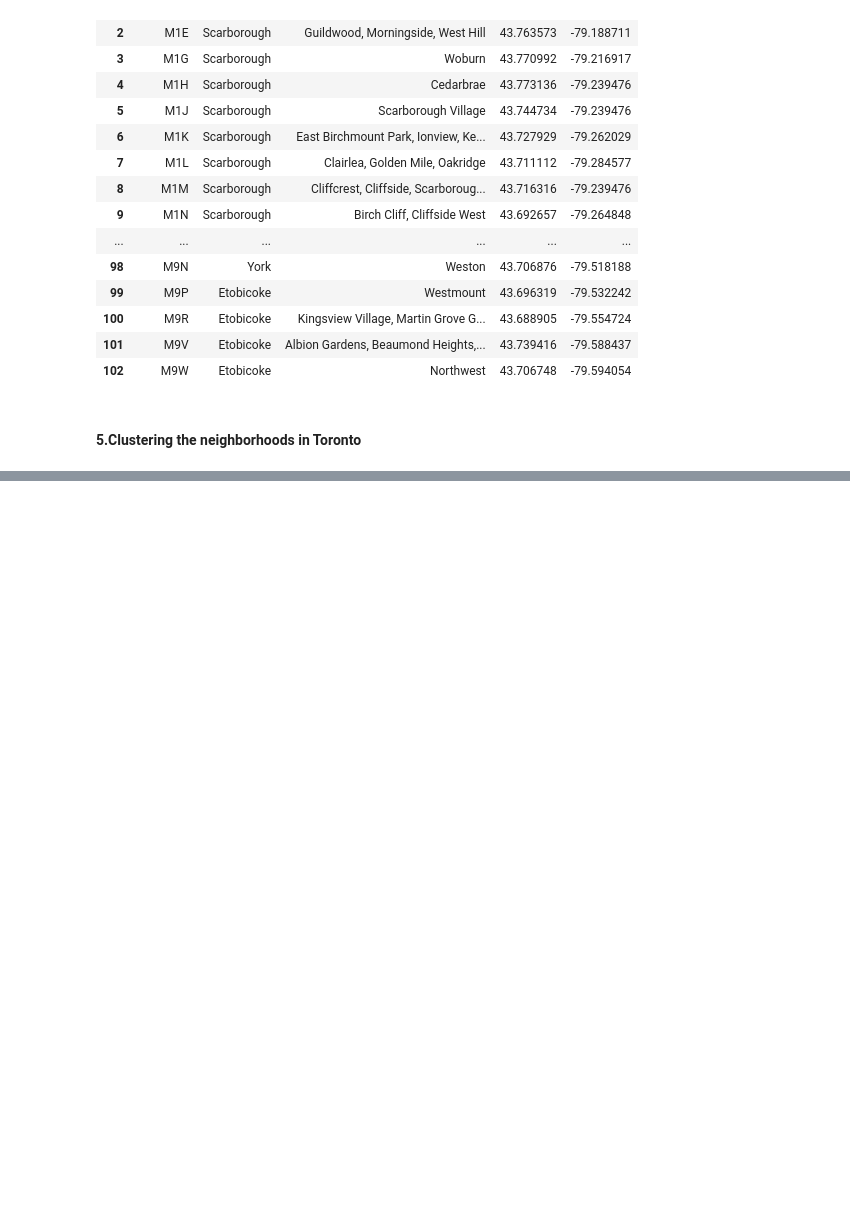
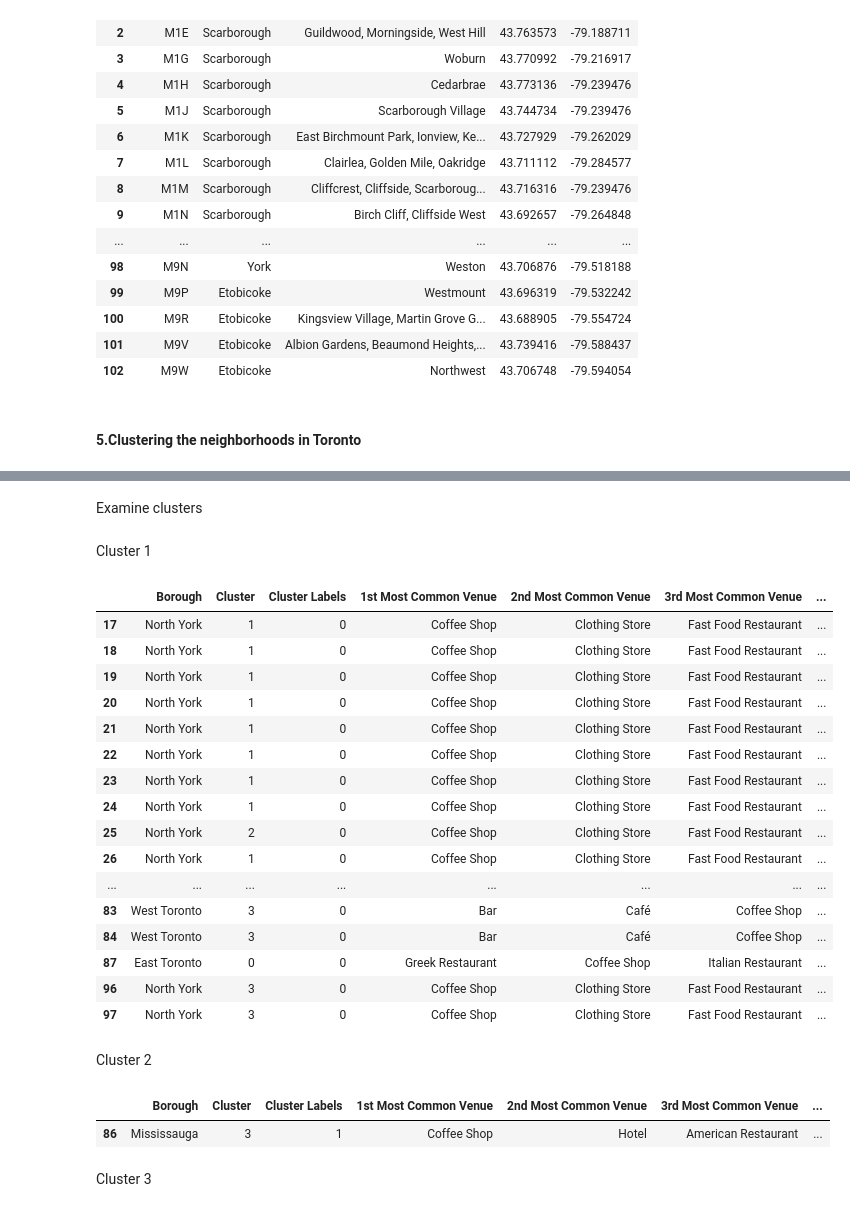
Before and after one commit to yanhanyang/The-Battle-of-Neighborhoods, a Jupyter notebook: The Battle of Neighborhoods week3 final.ipynb, the cells around one changed output, grey strips where cells are left out. Saved outputs shown, nothing was run; the diff lists cells and outputs as text; code cells hidden in the pictures; blank space fills up the shorter version.

```diff
--- a/The Battle of Neighborhoods week3 final.ipynb
+++ b/The Battle of Neighborhoods week3 final.ipynb
@@ -168,0 +353,21 @@ toronto_map
+# %%
+num_top_venues = 10
+
+indicators = ['st', 'nd', 'rd']
+
+# create columns according to number of top venues
+columns = ['Borough']
+for ind in np.arange(num_top_venues):
+    try:
+        columns.append('{}{} Most Common Venue'.format(ind+1, indicators[ind]))
+    except:
+        columns.append('{}th Most Common Venue'.format(ind+1))
+
+# create a new dataframe
+boroughs_venues_sorted = pd.DataFrame(columns=columns)
+boroughs_venues_sorted['Borough'] = toronto_grouped['Borough']
+
+for ind in np.arange(toronto_grouped.shape[0]):
+    boroughs_venues_sorted.iloc[ind, 1:] = return_most_common_venues(toronto_grouped.iloc[ind, :], num_top_venues)
+
+boroughs_venues_sorted.head()
@@ -168,0 +383,12 @@ toronto_map
+# %%
+from sklearn.cluster import KMeans
+# set number of clusters
+kclusters = 5
+
+toronto_grouped_clustering = toronto_grouped.drop('Borough', 1)
+
+# run k-means clustering
+kmeans = KMeans(n_clusters=kclusters, random_state=0).fit(toronto_grouped_clustering)
+
+# check cluster labels generated for each row in the dataframe
+kmeans.labels_[0:10]
@@ -168,0 +399,9 @@ toronto_map
+# %%
+# add clustering labels
+boroughs_venues_sorted.insert(0, 'Cluster Labels', kmeans.labels_)
+toronto_merged = df3
+
+# merge toronto_grouped with toronto_data to add latitude/longitude for each neighborhood
+toronto_merged = toronto_merged.join(boroughs_venues_sorted.set_index('Borough'), on='Borough')
+
+toronto_merged.head() # check the last columns!
@@ -168,0 +442,33 @@ toronto_map
+# %% [markdown]
+Examine clusters
+# %% [markdown]
+Cluster 1
+# %%
+toronto_merged.loc[toronto_merged['Cluster Labels'] == 0, toronto_merged.columns[[1] + list(range(5, toronto_merged.shape[1]))]]
+# %% [output]
+|  | Borough | Cluster | Cluster Labels | 1st Most Common Venue | 2nd Most Common Venue | 3rd Most Common Venue | ... |
+| 17 | North York | 1 | 0 | Coffee Shop | Clothing Store | Fast Food Restaurant | ... |
+| 18 | North York | 1 | 0 | Coffee Shop | Clothing Store | Fast Food Restaurant | ... |
+| 19 | North York | 1 | 0 | Coffee Shop | Clothing Store | Fast Food Restaurant | ... |
+| 20 | North York | 1 | 0 | Coffee Shop | Clothing Store | Fast Food Restaurant | ... |
+| 21 | North York | 1 | 0 | Coffee Shop | Clothing Store | Fast Food Restaurant | ... |
+| 22 | North York | 1 | 0 | Coffee Shop | Clothing Store | Fast Food Restaurant | ... |
+| 23 | North York | 1 | 0 | Coffee Shop | Clothing Store | Fast Food Restaurant | ... |
+| 24 | North York | 1 | 0 | Coffee Shop | Clothing Store | Fast Food Restaurant | ... |
+| 25 | North York | 2 | 0 | Coffee Shop | Clothing Store | Fast Food Restaurant | ... |
+| 26 | North York | 1 | 0 | Coffee Shop | Clothing Store | Fast Food Restaurant | ... |
+| ... | ... | ... | ... | ... | ... | ... | ... |
+| 83 | West Toronto | 3 | 0 | Bar | Café | Coffee Shop | ... |
+| 84 | West Toronto | 3 | 0 | Bar | Café | Coffee Shop | ... |
+| 87 | East Toronto | 0 | 0 | Greek Restaurant | Coffee Shop | Italian Restaurant | ... |
+| 96 | North York | 3 | 0 | Coffee Shop | Clothing Store | Fast Food Restaurant | ... |
+| 97 | North York | 3 | 0 | Coffee Shop | Clothing Store | Fast Food Restaurant | ... |
+# %% [markdown]
+Cluster 2
+# %%
+toronto_merged.loc[toronto_merged['Cluster Labels'] == 1, toronto_merged.columns[[1] + list(range(5, toronto_merged.shape[1]))]]
+# %% [output]
+|  | Borough | Cluster | Cluster Labels | 1st Most Common Venue | 2nd Most Common Venue | 3rd Most Common Venue | ... |
+| 86 | Mississauga | 3 | 1 | Coffee Shop | Hotel | American Restaurant | ... |
+# %% [markdown]
+Cluster 3
```
Also changed, not shown: parts of 37 cells of this notebook.
